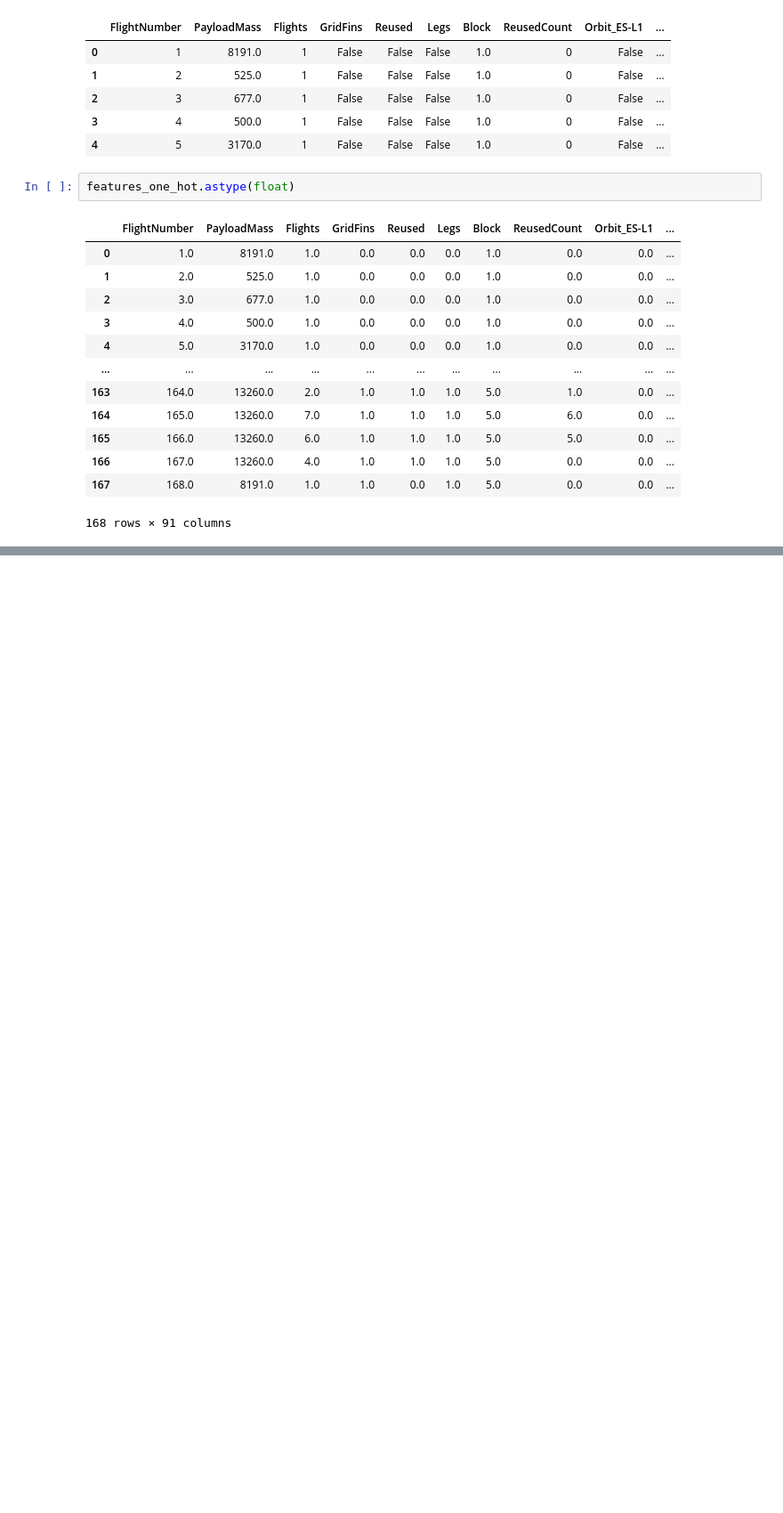
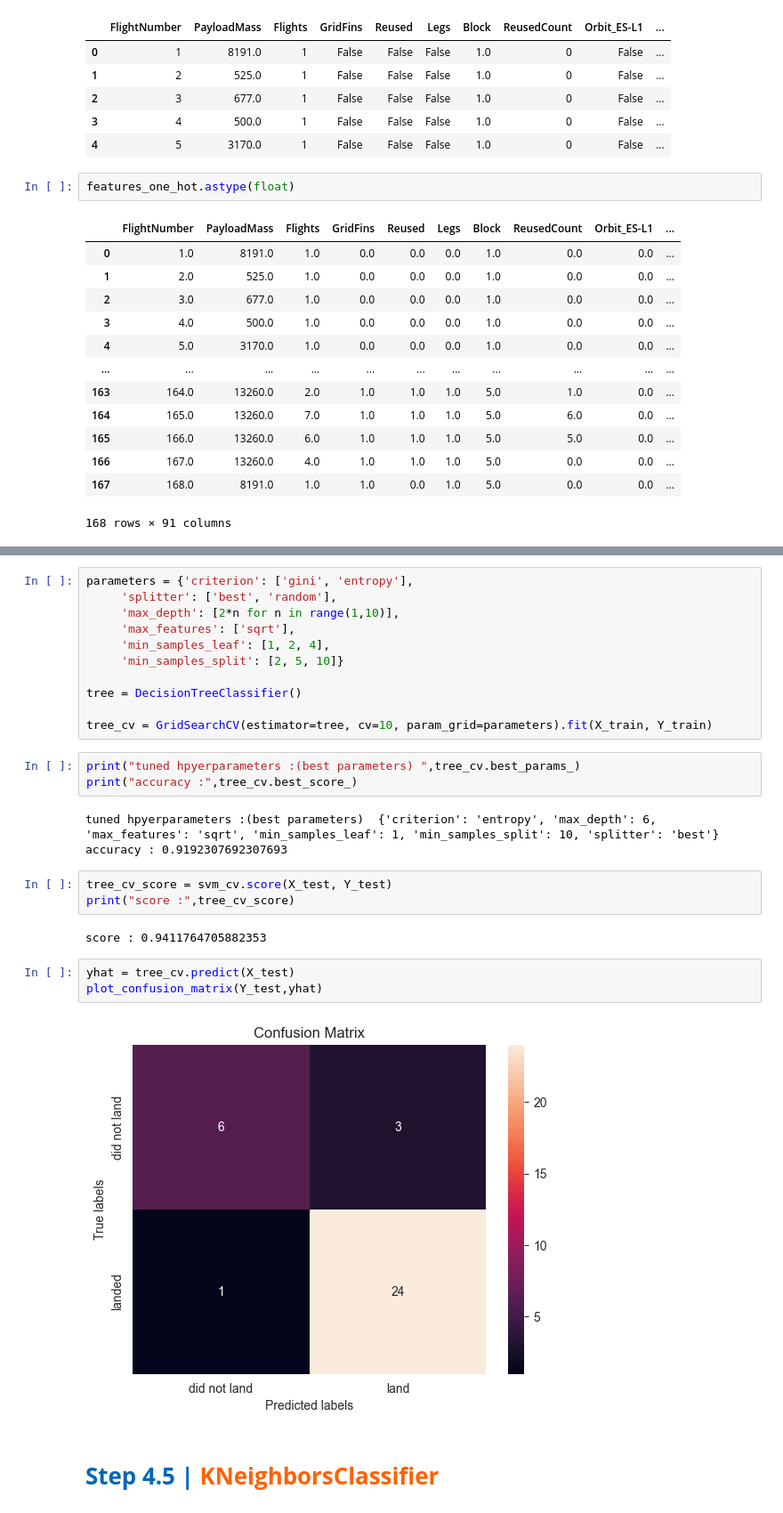
Before and after one commit to NimaPourmoradi/SpaceX_Falcone9, a Jupyter notebook: SpaceX.ipynb, the cells around one changed output, grey strips where cells are left out. Shown at 89% size. Saved outputs shown, nothing was run; the diff lists cells and outputs as text; blank space fills up the shorter version.

```diff
--- a/SpaceX.ipynb
+++ b/SpaceX.ipynb
@@ -531,0 +727,30 @@ features_one_hot.astype(float)
+# %%
+parameters = {'criterion': ['gini', 'entropy'],
+     'splitter': ['best', 'random'],
+     'max_depth': [2*n for n in range(1,10)],
+     'max_features': ['sqrt'],
+     'min_samples_leaf': [1, 2, 4],
+     'min_samples_split': [2, 5, 10]}
+
+tree = DecisionTreeClassifier()
+
+tree_cv = GridSearchCV(estimator=tree, cv=10, param_grid=parameters).fit(X_train, Y_train)
+# %%
+print("tuned hpyerparameters :(best parameters) ",tree_cv.best_params_)
+print("accuracy :",tree_cv.best_score_)
+# %% [output]
+tuned hpyerparameters :(best parameters)  {'criterion': 'entropy', 'max_depth': 6, 'max_features': 'sqrt', 'min_samples_leaf': 1, 'min_samples_split': 10, 'splitter': 'best'}
+accuracy : 0.9192307692307693
+# %%
+tree_cv_score = svm_cv.score(X_test, Y_test)
+print("score :",tree_cv_score)
+# %% [output]
+score : 0.9411764705882353
+# %%
+yhat = tree_cv.predict(X_test)
+plot_confusion_matrix(Y_test,yhat)
+# %% [output]
+[figure, added]
+# %% [markdown]
+<a id="knn"></a>
+# <b><span style="color:#0266b7">Step 4.5 | </span><span style="color:#ff6200">KNeighborsClassifier </span></b>
```
Also changed, not shown: parts of 48 cells of this notebook.
